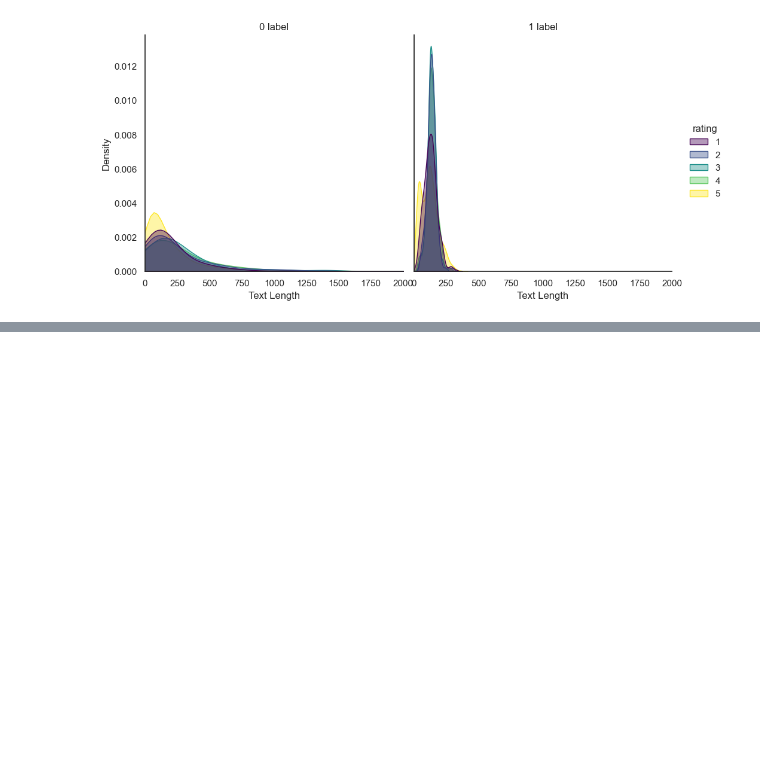
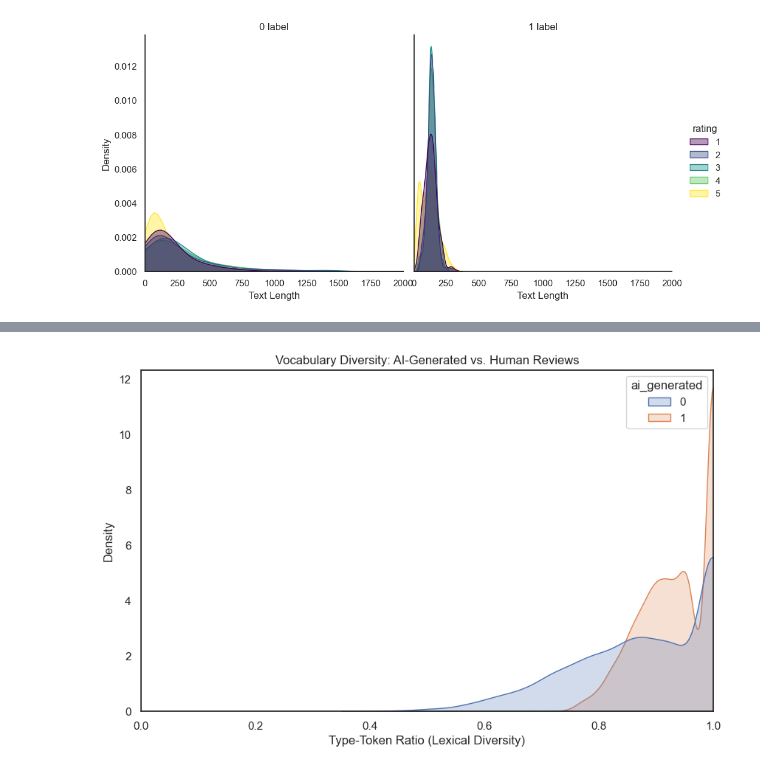
Before and after one commit to PhilM1Pro/ML-in-Applied-setting, a Jupyter notebook: Combination_and_Eda.ipynb, the cells around one changed output, grey strips where cells are left out. Drawn from its saved outputs; the diff is of its cells as text; code cells hidden in the pictures; blank space fills up the shorter version.

```diff
--- a/Combination_and_Eda.ipynb
+++ b/Combination_and_Eda.ipynb
@@ -225,0 +261,33 @@ plt.show()
+# %%
+def calculate_ttr(text):
+    if not isinstance(text, str) or not text.strip():
+        return 0
+
+    # clean punctuation and lowercase text
+    clean_text = re.sub(r"[^\w\s]", "", text.lower())
+
+    # tokenize by splitting on whitespaces
+    words = clean_text.split()
+    if not words:
+        return 0
+
+    # calculate Type-Token Ratio
+    return len(set(words)) / len(words)
+
+
+# create TTR column
+train_df["ttr"] = train_df["text"].apply(calculate_ttr)
+
+# plot the TTR density distribution
+plt.figure(figsize=(10, 6))
+sns.kdeplot(data=train_df, x="ttr", hue="ai_generated", fill=True, common_norm=False)
+
+# TTR is always between 0 and 1, so we limit the x-axis perfectly
+plt.xlim(0, 1)
+
+plt.xlabel("Type-Token Ratio (Lexical Diversity)")
+plt.ylabel("Density")
+plt.title("Vocabulary Diversity: AI-Generated vs. Human Reviews")
+plt.show()
+# %% [output]
+[figure, added]
```
Also changed, not shown: parts of 2 cells of this notebook.
